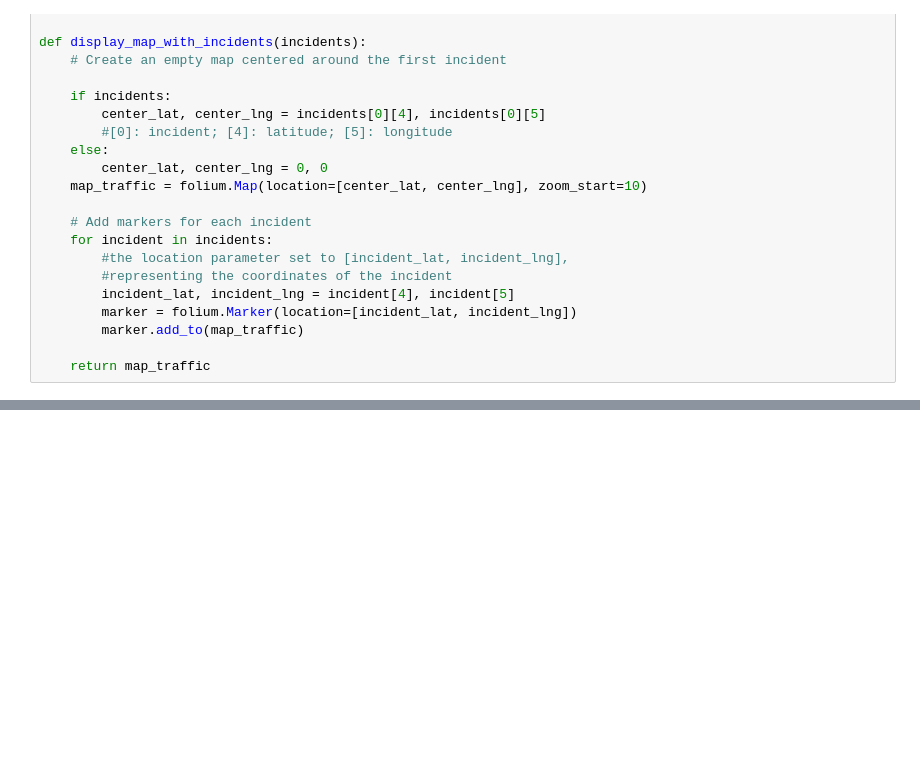
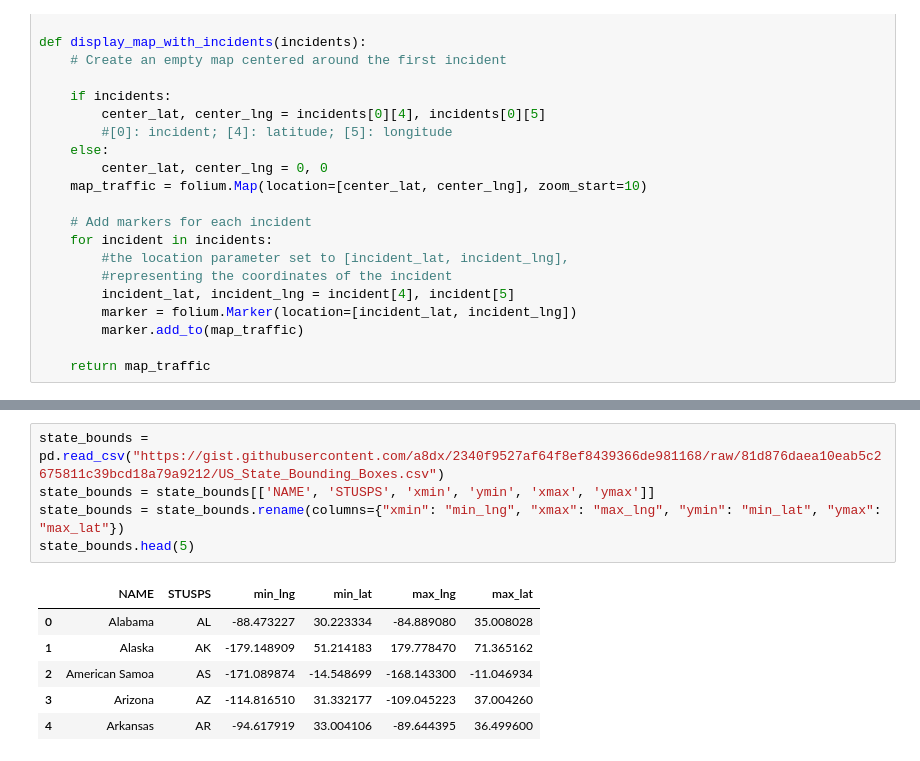
Before and after one commit to gson458/PIC16B-Traffic-Viz-Project, a Jupyter notebook: Mid_report_fix.ipynb, the cells around one changed output, grey strips where cells are left out. Cells and saved outputs as stored; diff of their text form; blank space fills up the shorter version.

Commit message:
mid_report updates for dataframes

```diff
--- a/Mid_report_fix.ipynb
+++ b/Mid_report_fix.ipynb
@@ -117,0 +243,12 @@ def display_map_with_incidents(incidents):
+# %%
+state_bounds = pd.read_csv("https://gist.githubusercontent.com/a8dx/2340f9527af64f8ef8439366de981168/raw/81d876daea10eab5c2675811c39bcd18a79a9212/US_State_Bounding_Boxes.csv")
+state_bounds = state_bounds[['NAME', 'STUSPS', 'xmin', 'ymin', 'xmax', 'ymax']]
+state_bounds = state_bounds.rename(columns={"xmin": "min_lng", "xmax": "max_lng", "ymin": "min_lat", "ymax": "max_lat"})
+state_bounds.head(5)
+# %% [output]
+|  | NAME | STUSPS | min_lng | min_lat | max_lng | max_lat |
+| 0 | Alabama | AL | -88.473227 | 30.223334 | -84.889080 | 35.008028 |
+| 1 | Alaska | AK | -179.148909 | 51.214183 | 179.778470 | 71.365162 |
+| 2 | American Samoa | AS | -171.089874 | -14.548699 | -168.143300 | -11.046934 |
+| 3 | Arizona | AZ | -114.816510 | 31.332177 | -109.045223 | 37.004260 |
+| 4 | Arkansas | AR | -94.617919 | 33.004106 | -89.644395 | 36.499600 |
```
Also changed, not shown: parts of 5 cells of this notebook, 2 other files.
